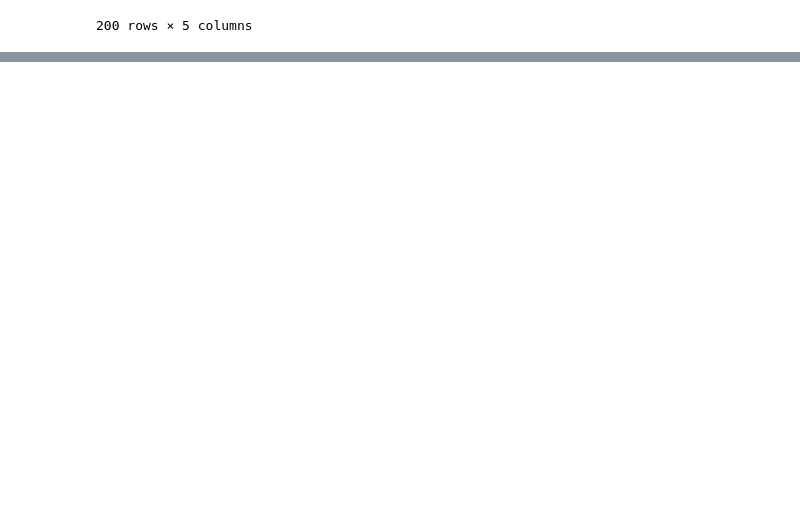
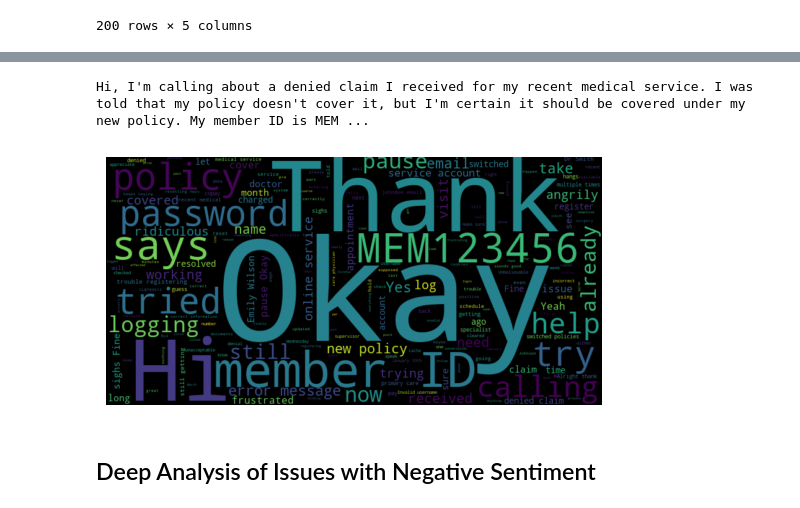
Before and after one commit to uchkid/call-transcript, a Jupyter notebook: sentiment.ipynb, the cells around one changed output, grey strips where cells are left out. Drawn from its saved outputs; the diff is of its cells as text; code cells hidden in the pictures; blank space fills up the shorter version.

```diff
--- a/sentiment.ipynb
+++ b/sentiment.ipynb
@@ -20,0 +67,15 @@ df
+# %%
+negative_text_lst = df.loc[df.sentiment == 'Negative','customer_text']
+negative_texts = ' '.join(negative_text_lst)
+print(negative_texts)
+# %% [output]
+Hi, I'm calling about a denied claim I received for my recent medical service. I was told that my policy doesn't cover it, but I'm certain it should be covered under my new policy. My member ID is MEM ...
+# %%
+wordcloud = WordCloud(width=800, height=400).generate(negative_texts)
+plt.imshow(wordcloud, interpolation='bilinear')
+plt.axis('off')
+plt.show()
+# %% [output]
+[figure, added]
+# %% [markdown]
+## Deep Analysis of Issues with Negative Sentiment
```
Also changed, not shown: parts of 9 cells of this notebook, 4 other files.
